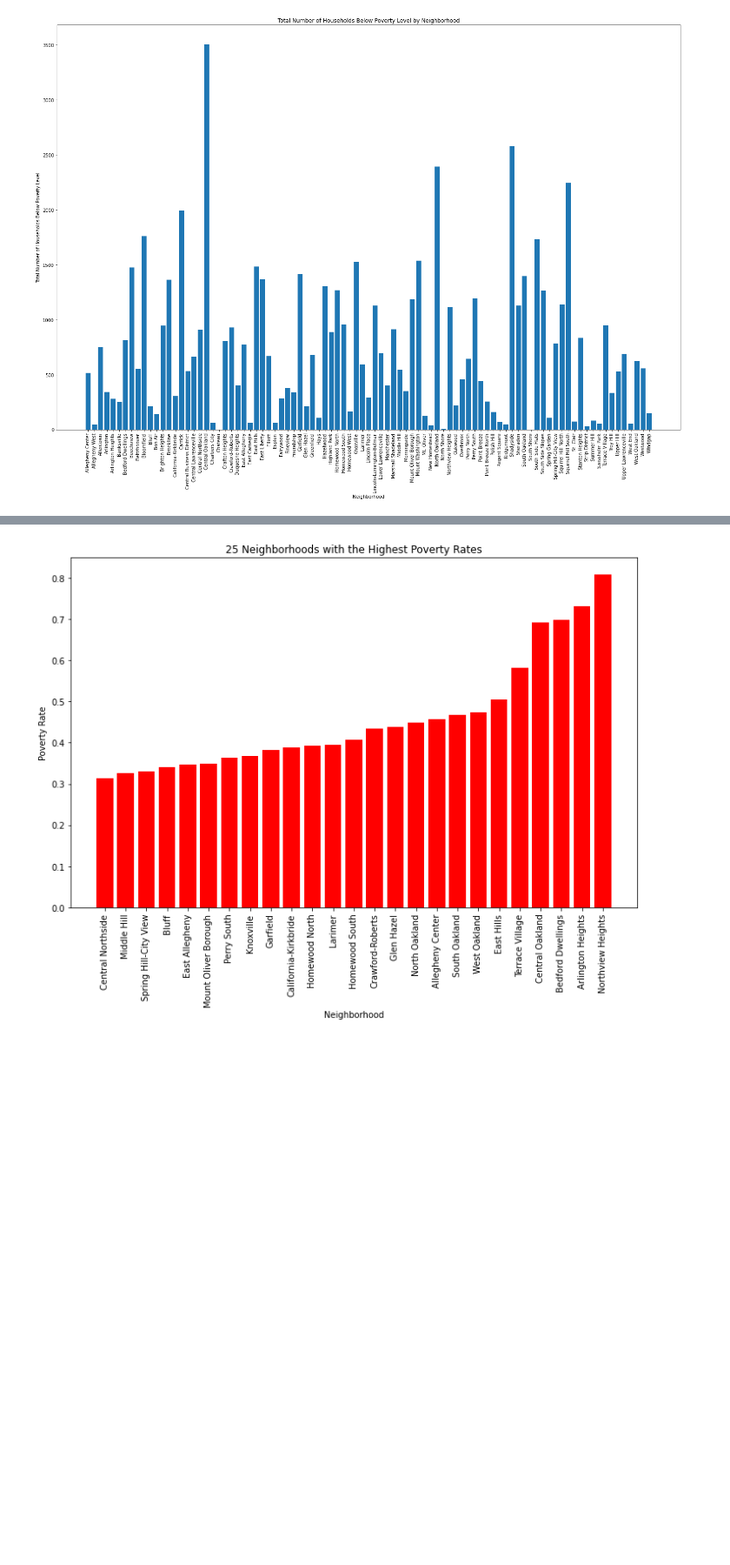
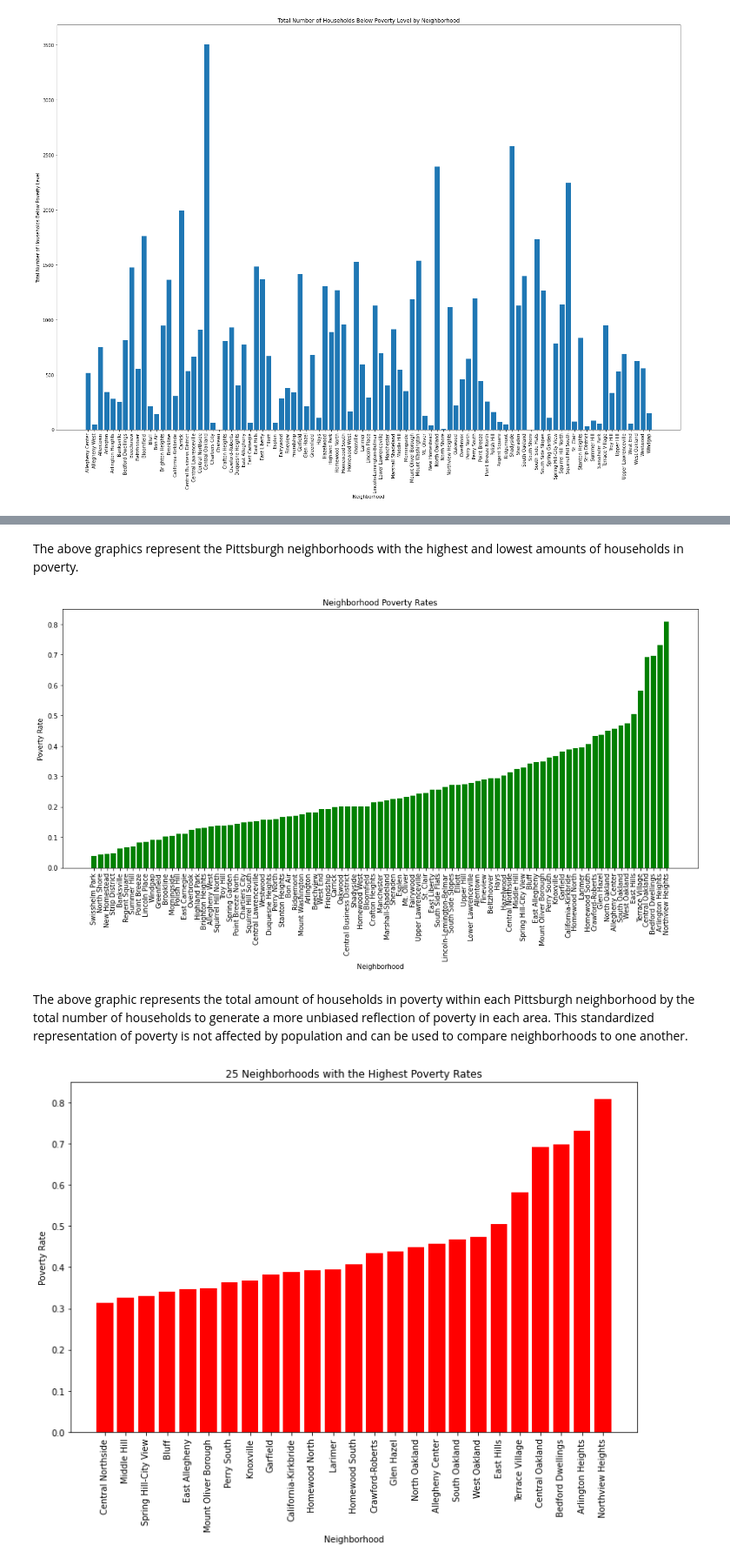
Before and after one commit to bark0de/CMPINF-0010-FP, a Jupyter notebook: Poverty.ipynb, the cells around one changed output, grey strips where cells are left out. Shown at 87% size. Drawn from its saved outputs; the diff is of its cells as text; code cells hidden in the pictures; blank space fills up the shorter version.

```diff
--- a/Poverty.ipynb
+++ b/Poverty.ipynb
@@ -77,3 +79,46 @@ plt.show()
+# %% [markdown]
+The above graphics represent the Pittsburgh neighborhoods with the highest and lowest amounts of households in poverty.
+# %%
+import pandas as pd
+import matplotlib.pyplot as plt
+
+data = []
+
+# Iterate over the neighborhoods in the dictionary, calculating the poverty rate
+for neighborhood, below_poverty_total in neighborhood_totals_below_poverty.items():
+    # Get the total households for the neighborhood
+    total_households = df.loc[df['Neighborhood'] == neighborhood, 'Estimate; Total:'].iloc[0]
+
+    # Calculate the poverty rate
+    if below_poverty_total > 0:  # Filter out zero values
+        poverty_rate = below_poverty_total / total_households
+    else:
+        continue
+
+    # Append the data to the list
+    data.append({'Neighborhood': neighborhood, 'Below Poverty Total': below_poverty_total, 'Total Households': total_households, 'Poverty Rate': poverty_rate})
+
+# Create a DataFrame from the list of data
+df_poverty_rates = pd.DataFrame(data)
+
+# Sort the DataFrame by the 'Poverty Rate' column
+df_sorted = df_poverty_rates.sort_values(by='Poverty Rate')
+
+# Plotting all neighborhood poverty levels in one bar chart
+plt.figure(figsize=(14, 8))
+
+plt.bar(df_sorted['Neighborhood'], df_sorted['Poverty Rate'], color='green')
+
+plt.title('Neighborhood Poverty Rates')
+plt.xlabel('Neighborhood')
+plt.ylabel('Poverty Rate')
+plt.xticks(rotation=90)
+plt.tight_layout()
+plt.show()
+# %% [output]
+[figure, added]
+# %% [markdown]
+The above graphic represents the total amount of households in poverty within each Pittsburgh neighborhood by the total number of households to generate a more unbiased reflection of poverty in each area. This standardized representation of poverty is not affected by population and can be used to compare neighborhoods to one another.
 # %%
 import pandas as pd
 import matplotlib.pyplot as plt
```
Also changed, not shown: parts of 3 cells of this notebook, 1 other file.
